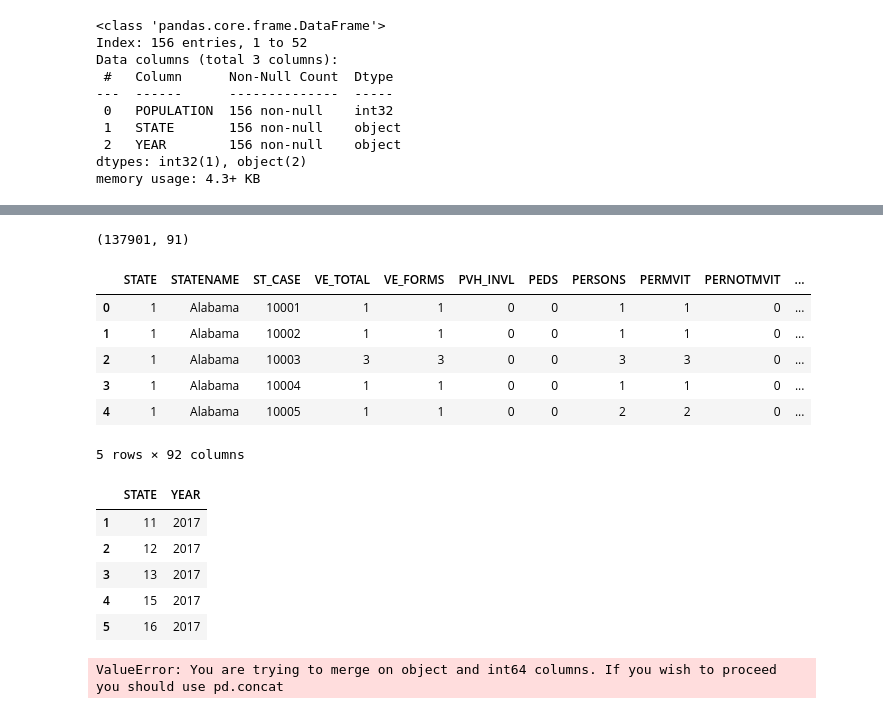
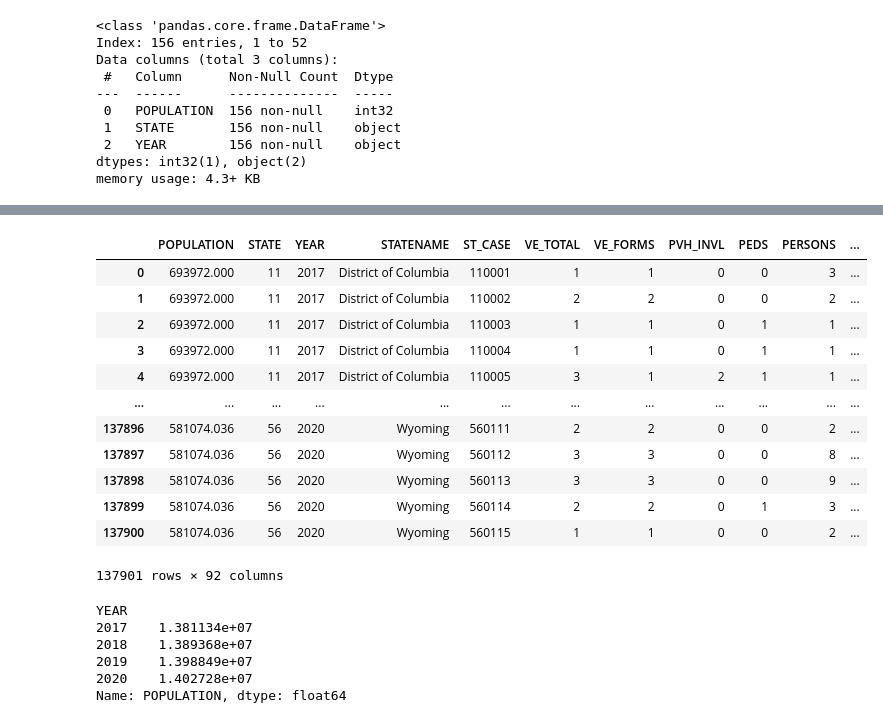
Before and after one commit to Jasneel/WeatherVsAccidents, a Jupyter notebook: jd_test-Copy1.ipynb, the cells around one changed output, grey strips where cells are left out. Drawn from its saved outputs; the diff is of its cells as text; code cells hidden in the pictures.

```diff
--- a/jd_test-Copy1.ipynb
+++ b/jd_test-Copy1.ipynb
@@ -202,15 +197,23 @@ Data columns (total 3 columns):
 dtypes: int32(1), object(2)
 memory usage: 4.3+ KB
 # %%
-by_state = pop_171819.groupby(['STATE'])['POPULATION'].mean()
+pop_171819['POPULATION'] = pop_171819['POPULATION'].astype(float)
+
+by_state = pop_171819[(pop_171819["YEAR"] == "2019")]
+by_state['POPULATION'] = by_state['POPULATION'] * 1.004
+by_state["YEAR"] = 2020
+
+
+
 
 by_state = pd.DataFrame(by_state)
-by_state["YEAR"] = 2020
-by_state["STATE"] = by_state.index
-by_state
+
+# by_state["STATE"] = by_state.index
+# by_state
 
 
-by_state["POPULATION"] = by_state["POPULATION"].astype(int)
-by_state
+# by_state["POPULATION"] = by_state["POPULATION"].astype(int)
+# by_state
 frame3 = [pop_171819,by_state]
 final_pop =  pd.concat(frame3)
+final_pop
@@ -228,3 +243,0 @@ NameError: name 'df_with_population' is not defined
-# %%
-final_pop["STATE"] =final_pop["STATE"].astype(int)
-final_pop.info()
@@ -283,7 +249,3 @@ final_pop[final_pop.STATE==1]
 d=['STATE','YEAR']
 for i in d:
     final_pop[i]=pd.to_numeric(final_pop[i])
-# %%
-df.shape
-# %% [output]
-(137901, 91)
@@ -292,24 +252,26 @@ data=df.merge(final_pop, on = ["STATE",'YEAR'])
-# %%
-data.head()
-# %% [output]
-|  | STATE | STATENAME | ST_CASE | VE_TOTAL | VE_FORMS | PVH_INVL | PEDS | PERSONS | PERMVIT | PERNOTMVIT | ... |
-| 0 | 1 | Alabama | 10001 | 1 | 1 | 0 | 0 | 1 | 1 | 0 | ... |
-| 1 | 1 | Alabama | 10002 | 1 | 1 | 0 | 0 | 1 | 1 | 0 | ... |
-| 2 | 1 | Alabama | 10003 | 3 | 3 | 0 | 0 | 3 | 3 | 0 | ... |
-| 3 | 1 | Alabama | 10004 | 1 | 1 | 0 | 0 | 1 | 1 | 0 | ... |
-| 4 | 1 | Alabama | 10005 | 1 | 1 | 0 | 0 | 2 | 2 | 0 | ... |
-5 rows × 92 columns
-# %%
-final_pop[['STATE','YEAR']].head()
-# %% [output]
-|  | STATE | YEAR |
-| 1 | 11 | 2017 |
-| 2 | 12 | 2017 |
-| 3 | 13 | 2017 |
-| 4 | 15 | 2017 |
-| 5 | 16 | 2017 |
 # %%
-# df1 = pd.merge(final_pop,df, on = "STATE", how = "outer")
-final_pop
+df1 = pd.merge(final_pop,df, on = ["STATE","YEAR"])
+df1
 # %% [output]
+|  | POPULATION | STATE | YEAR | STATENAME | ST_CASE | VE_TOTAL | VE_FORMS | PVH_INVL | PEDS | PERSONS | ... |
+| 0 | 693972.000 | 11 | 2017 | District of Columbia | 110001 | 1 | 1 | 0 | 0 | 3 | ... |
+| 1 | 693972.000 | 11 | 2017 | District of Columbia | 110002 | 2 | 2 | 0 | 0 | 2 | ... |
+| 2 | 693972.000 | 11 | 2017 | District of Columbia | 110003 | 1 | 1 | 0 | 1 | 1 | ... |
+| 3 | 693972.000 | 11 | 2017 | District of Columbia | 110004 | 1 | 1 | 0 | 1 | 1 | ... |
+| 4 | 693972.000 | 11 | 2017 | District of Columbia | 110005 | 3 | 1 | 2 | 1 | 1 | ... |
+| ... | ... | ... | ... | ... | ... | ... | ... | ... | ... | ... | ... |
+| 137896 | 581074.036 | 56 | 2020 | Wyoming | 560111 | 2 | 2 | 0 | 0 | 2 | ... |
+| 137897 | 581074.036 | 56 | 2020 | Wyoming | 560112 | 3 | 3 | 0 | 0 | 8 | ... |
+| 137898 | 581074.036 | 56 | 2020 | Wyoming | 560113 | 3 | 3 | 0 | 0 | 9 | ... |
+| 137899 | 581074.036 | 56 | 2020 | Wyoming | 560114 | 2 | 2 | 0 | 1 | 3 | ... |
+| 137900 | 581074.036 | 56 | 2020 | Wyoming | 560115 | 1 | 1 | 0 | 0 | 2 | ... |
-ValueError: You are trying to merge on object and int64 columns. If you wish to proceed you should use pd.concat
+137901 rows × 92 columns
+# %%
+df1.groupby(["YEAR"])["POPULATION"].mean()
+# %% [output]
+YEAR
+2017    1.381134e+07
+2018    1.389368e+07
+2019    1.398849e+07
+2020    1.402728e+07
+Name: POPULATION, dtype: float64
```
Also changed, not shown: parts of 13 cells of this notebook, 1 other file.
